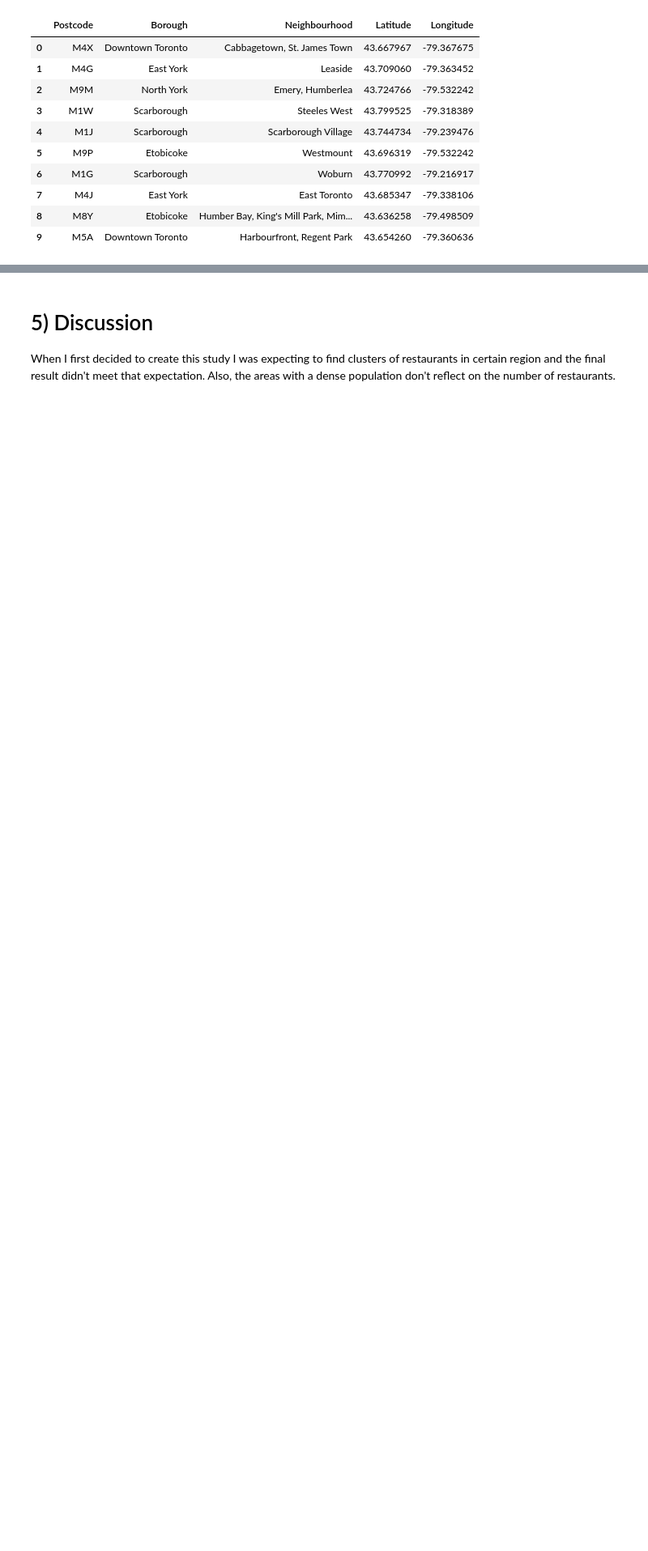
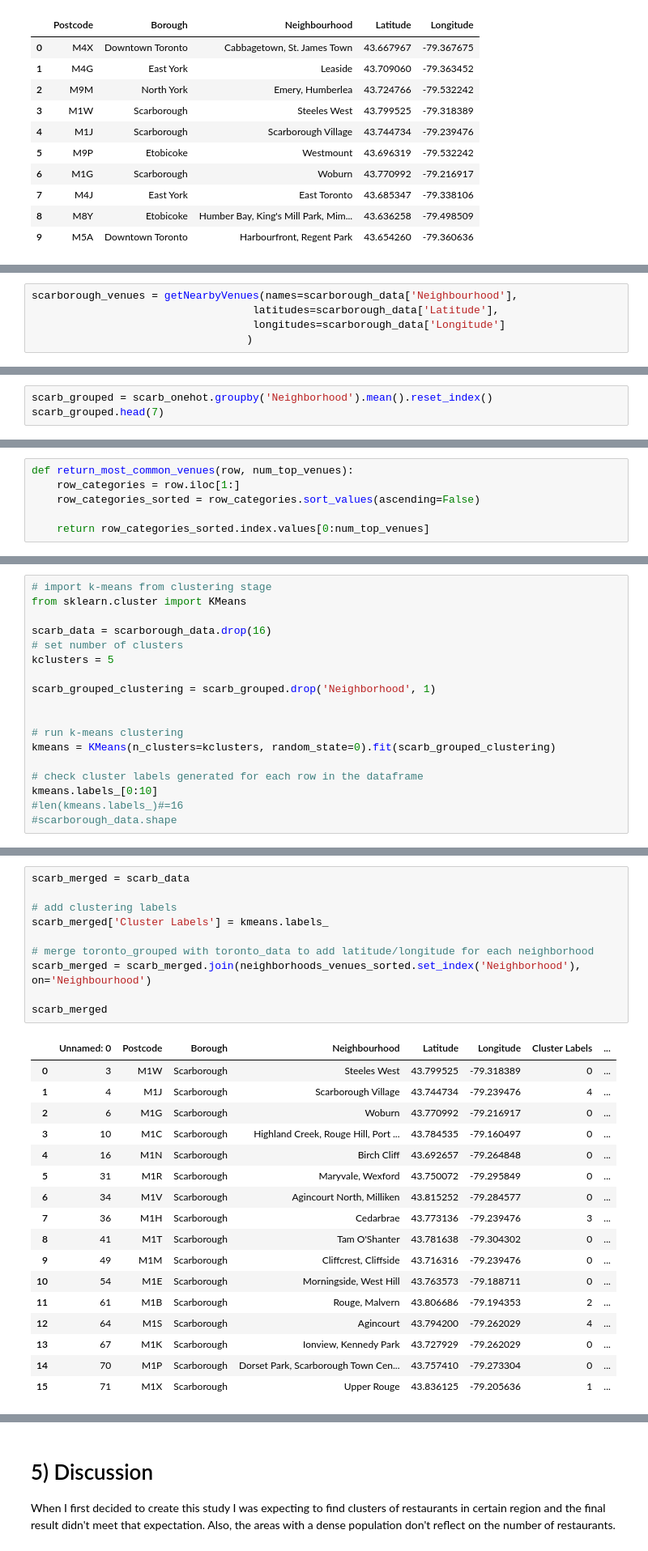
Before and after one commit to vishalraunaksingh/Coursera_Capstone, a Jupyter notebook: final notebook.ipynb, the cells around one changed output, grey strips where cells are left out. Shown: that part at 81% size. Saved outputs shown, nothing was run; the diff lists cells and outputs as text; blank space fills up the shorter version.

```diff
--- a/final notebook.ipynb
+++ b/final notebook.ipynb
@@ -206,0 +441,5 @@ df_toronto.head(10)
+# %%
+scarborough_venues = getNearbyVenues(names=scarborough_data['Neighbourhood'],
+                                   latitudes=scarborough_data['Latitude'],
+                                   longitudes=scarborough_data['Longitude']
+                                  )
@@ -206,0 +540,3 @@ df_toronto.head(10)
+# %%
+scarb_grouped = scarb_onehot.groupby('Neighborhood').mean().reset_index()
+scarb_grouped.head(7)
@@ -206,0 +554,6 @@ df_toronto.head(10)
+# %%
+def return_most_common_venues(row, num_top_venues):
+    row_categories = row.iloc[1:]
+    row_categories_sorted = row_categories.sort_values(ascending=False)
+
+    return row_categories_sorted.index.values[0:num_top_venues]
@@ -206,0 +601,18 @@ df_toronto.head(10)
+# %%
+# import k-means from clustering stage
+from sklearn.cluster import KMeans
+
+scarb_data = scarborough_data.drop(16)
+# set number of clusters
+kclusters = 5
+
+scarb_grouped_clustering = scarb_grouped.drop('Neighborhood', 1)
+
+
+# run k-means clustering
+kmeans = KMeans(n_clusters=kclusters, random_state=0).fit(scarb_grouped_clustering)
+
+# check cluster labels generated for each row in the dataframe
+kmeans.labels_[0:10]
+#len(kmeans.labels_)#=16
+#scarborough_data.shape
@@ -206,0 +623,28 @@ df_toronto.head(10)
+# %%
+scarb_merged = scarb_data
+
+# add clustering labels
+scarb_merged['Cluster Labels'] = kmeans.labels_
+
+# merge toronto_grouped with toronto_data to add latitude/longitude for each neighborhood
+scarb_merged = scarb_merged.join(neighborhoods_venues_sorted.set_index('Neighborhood'), on='Neighbourhood')
+
+scarb_merged
+# %% [output]
+|  | Unnamed: 0 | Postcode | Borough | Neighbourhood | Latitude | Longitude | Cluster Labels | ... |
+| 0 | 3 | M1W | Scarborough | Steeles West | 43.799525 | -79.318389 | 0 | ... |
+| 1 | 4 | M1J | Scarborough | Scarborough Village | 43.744734 | -79.239476 | 4 | ... |
+| 2 | 6 | M1G | Scarborough | Woburn | 43.770992 | -79.216917 | 0 | ... |
+| 3 | 10 | M1C | Scarborough | Highland Creek, Rouge Hill, Port ... | 43.784535 | -79.160497 | 0 | ... |
+| 4 | 16 | M1N | Scarborough | Birch Cliff | 43.692657 | -79.264848 | 0 | ... |
+| 5 | 31 | M1R | Scarborough | Maryvale, Wexford | 43.750072 | -79.295849 | 0 | ... |
+| 6 | 34 | M1V | Scarborough | Agincourt North, Milliken | 43.815252 | -79.284577 | 0 | ... |
+| 7 | 36 | M1H | Scarborough | Cedarbrae | 43.773136 | -79.239476 | 3 | ... |
+| 8 | 41 | M1T | Scarborough | Tam O'Shanter | 43.781638 | -79.304302 | 0 | ... |
+| 9 | 49 | M1M | Scarborough | Cliffcrest, Cliffside | 43.716316 | -79.239476 | 0 | ... |
+| 10 | 54 | M1E | Scarborough | Morningside, West Hill | 43.763573 | -79.188711 | 0 | ... |
+| 11 | 61 | M1B | Scarborough | Rouge, Malvern | 43.806686 | -79.194353 | 2 | ... |
+| 12 | 64 | M1S | Scarborough | Agincourt | 43.794200 | -79.262029 | 4 | ... |
+| 13 | 67 | M1K | Scarborough | Ionview, Kennedy Park | 43.727929 | -79.262029 | 0 | ... |
+| 14 | 70 | M1P | Scarborough | Dorset Park, Scarborough Town Cen... | 43.757410 | -79.273304 | 0 | ... |
+| 15 | 71 | M1X | Scarborough | Upper Rouge | 43.836125 | -79.205636 | 1 | ... |
```
Also changed, not shown: parts of 42 cells of this notebook.
